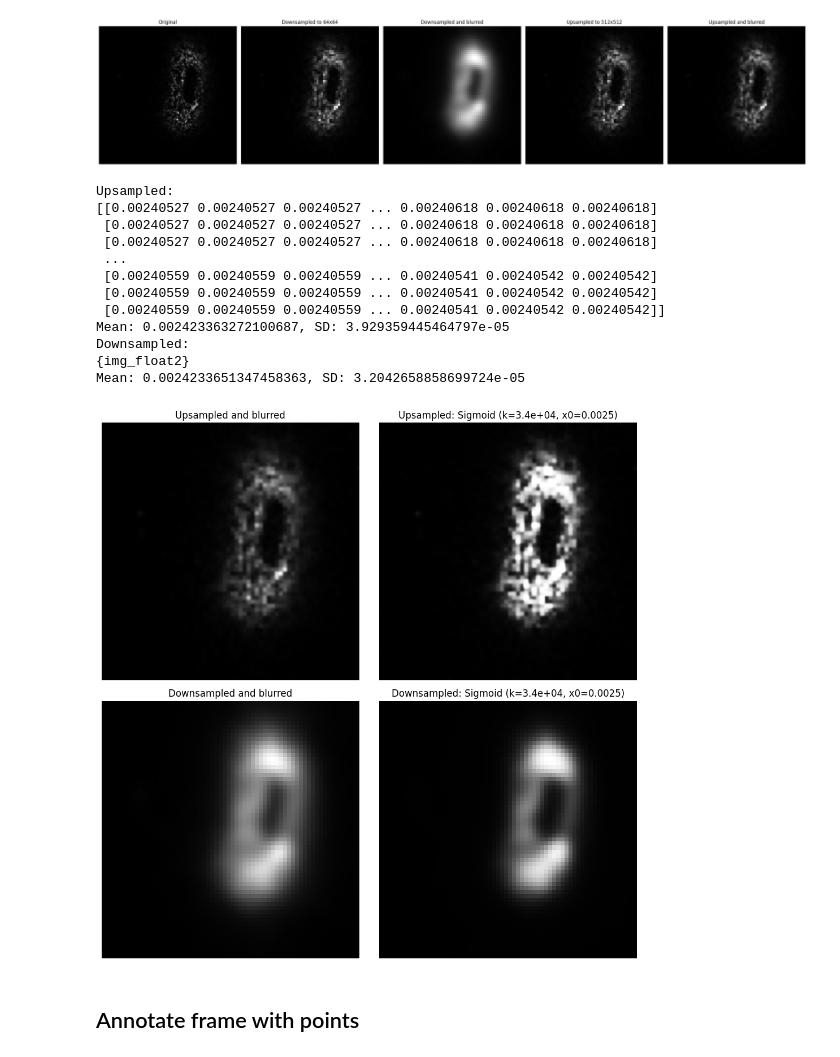
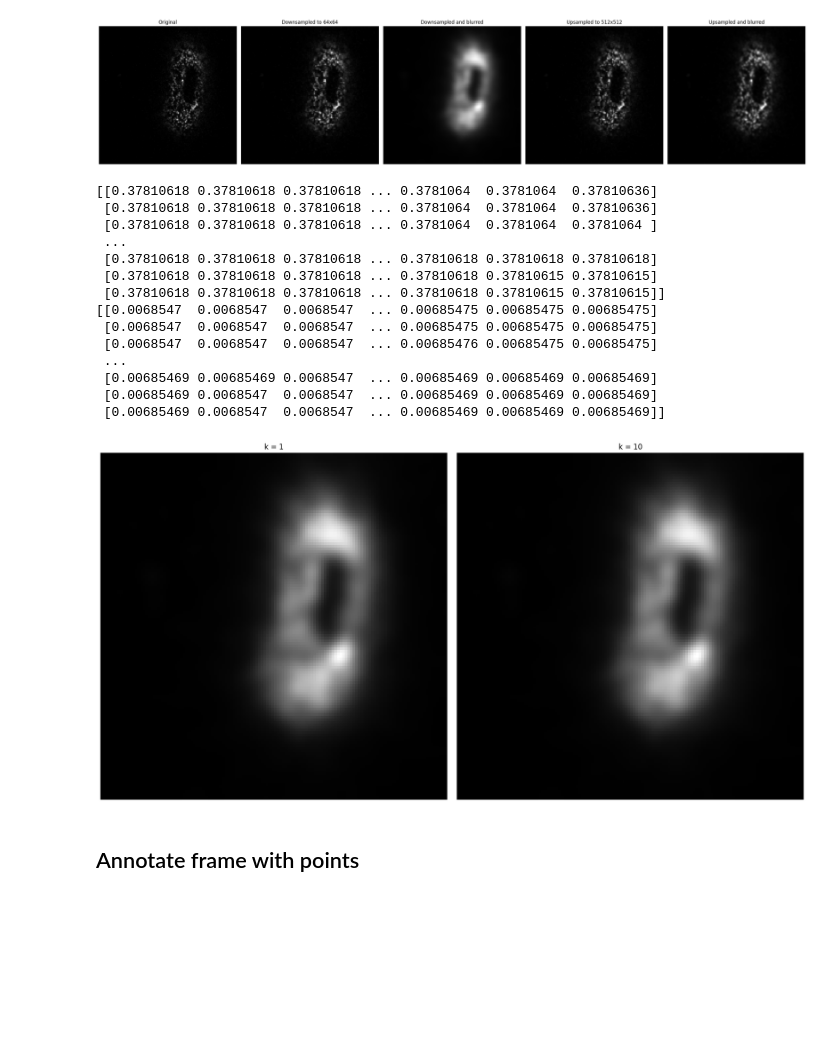
Before and after one commit to signynas/diet4CoLA, a Jupyter notebook: perpendicular/perpendicular_velocities.ipynb, the cells around one changed output. Saved outputs shown, nothing was run; the diff lists cells and outputs as text; code cells hidden in the pictures; blank space fills up the shorter version.

Commit message:
Sigmoid function

```diff
--- a/perpendicular/perpendicular_velocities.ipynb
+++ b/perpendicular/perpendicular_velocities.ipynb
@@ -338,9 +338,9 @@ img = rgb_stack[4, :, :, 0] # first col is frame
 
 interpolation_method = cv2.INTER_AREA # cv2.INTER_CUBIC, cv2.INTER_LINEAR, cv2.INTER_NEAREST
 
-downsampled = cv2.resize(img, (64, 64), interpolation=interpolation_method)
+downsampled = cv2.resize(img, (132, 132), interpolation=interpolation_method)
 upsampled = cv2.resize(downsampled, (512, 512), interpolation=interpolation_method)
-downsampled_blurred = cv2.GaussianBlur(downsampled, (31,31), 2)
+downsampled_blurred = cv2.GaussianBlur(downsampled, (31,31), 3)
 upsampled_blurred = cv2.GaussianBlur(upsampled, (31,31), 2)
 
 plt.figure(figsize=(25,6))
@@ -355,72 +355,41 @@ plt.show()
 [figure]
 # %%
 ### --- Sigmoid contrast adjustment --- ###
-
-## Upsampled
-img_ub = upsampled_blurred
-
-# Convert to float and normalize (0–1)
-img_float = img_ub.astype(np.float32) / 255.0
-print(f"Upsampled:\n{img_float}")
-mean, sd = np.mean(img_float), np.std(img_float)
-print(f"Mean: {mean}, SD: {sd}")
-
-# Sigmoid parameters (centered near mean, tuned for narrow SD)
-x0 = mean + 1.5 * sd   # shift midpoint right → darker output
-k = 3.4e4   # steepness (adjust as needed)
-
-# Apply sigmoid with clipping for stability
-arg = np.clip(k * (img_float - x0), -60, 60)
-sigmoid = 1 / (1 + np.exp(-arg))
-
-# Convert back to 8-bit
-sigmoid_img = np.uint8(sigmoid * 255)
-
 
 ## Downsampled
 img_db = downsampled_blurred
 
 # Convert to float and normalize (0–1)
-img_float2 = img_db.astype(np.float32) / 255.0
-print("Downsampled:\n{img_float2}")
-mean2, sd2 = np.mean(img_float2), np.std(img_float2)
-print(f"Mean: {mean2}, SD: {sd2}")
+img_float = img_db.astype(np.float32) / 255.0
 
-# Sigmoid parameters (centered near mean, tuned for narrow SD)
-x02 = mean2 + 2.5 * sd2   # shift midpoint right → darker output
-k2 = 3.4e4   # steepness (adjust as needed)
+plt.figure(figsize=(25,25))
+k = [1, 10]
 
-# Apply sigmoid with clipping for stability
-arg2 = np.clip(k2 * (img_float2 - x02), -60, 60)
-sigmoid2 = 1 / (1 + np.exp(-arg2))
+count = 1
+for i in k:
+    sigm_img = 1.0 / (1.0 + np.exp(-i * (img_float - 0.5)))
 
-# Convert back to 8-bit
-sigmoid_img2 = np.uint8(sigmoid2 * 255)
+    plt.subplot(3, 3, count); plt.imshow(sigm_img, cmap='gray'); plt.title(f"k = {i}"); plt.axis('off')
+    count += 1
 
-
-
-# Display comparison
-plt.figure(figsize=(10,10))
-plt.subplot(2,2,1); plt.imshow(img_float, cmap='gray'); plt.title('Upsampled and blurred'); plt.axis('off')
-plt.subplot(2,2,2); plt.imshow(sigmoid_img, cmap='gray'); plt.title(f'Upsampled: Sigmoid (k={k:.1e}, x0={x0:.4f})'); plt.axis('off')
-plt.subplot(2,2,3); plt.imshow(img_float2, cmap='gray'); plt.title('Downsampled and blurred'); plt.axis('off')
-plt.subplot(2,2,4); plt.imshow(sigmoid_img2, cmap='gray'); plt.title(f'Downsampled: Sigmoid (k={k2:.1e}, x0={x02:.4f})'); plt.axis('off')
 plt.tight_layout()
 plt.show()
 # %% [output]
-Upsampled:
-[[0.00240527 0.00240527 0.00240527 ... 0.00240618 0.00240618 0.00240618]
- [0.00240527 0.00240527 0.00240527 ... 0.00240618 0.00240618 0.00240618]
- [0.00240527 0.00240527 0.00240527 ... 0.00240618 0.00240618 0.00240618]
+[[0.37810618 0.37810618 0.37810618 ... 0.3781064  0.3781064  0.37810636]
+ [0.37810618 0.37810618 0.37810618 ... 0.3781064  0.3781064  0.37810636]
+ [0.37810618 0.37810618 0.37810618 ... 0.3781064  0.3781064  0.3781064 ]
  ...
- [0.00240559 0.00240559 0.00240559 ... 0.00240541 0.00240542 0.00240542]
- [0.00240559 0.00240559 0.00240559 ... 0.00240541 0.00240542 0.00240542]
- [0.00240559 0.00240559 0.00240559 ... 0.00240541 0.00240542 0.00240542]]
-Mean: 0.002423363272100687, SD: 3.929359445464797e-05
-Downsampled:
-{img_float2}
-Mean: 0.0024233651347458363, SD: 3.2042658858699724e-05
+ [0.37810618 0.37810618 0.37810618 ... 0.37810618 0.37810618 0.37810618]
+ [0.37810618 0.37810618 0.37810618 ... 0.37810618 0.37810615 0.37810615]
+ [0.37810618 0.37810618 0.37810618 ... 0.37810618 0.37810615 0.37810615]]
+[[0.0068547  0.0068547  0.0068547  ... 0.00685475 0.00685475 0.00685475]
+ [0.0068547  0.0068547  0.0068547  ... 0.00685475 0.00685475 0.00685475]
+ [0.0068547  0.0068547  0.0068547  ... 0.00685476 0.00685475 0.00685475]
+ ...
+ [0.00685469 0.00685469 0.0068547  ... 0.00685469 0.00685469 0.00685469]
+ [0.00685469 0.0068547  0.0068547  ... 0.00685469 0.00685469 0.00685469]
+ [0.00685469 0.0068547  0.0068547  ... 0.00685469 0.00685469 0.00685469]]
-[figure, old version]
+[figure, new version]
 # %% [markdown]
 ## Annotate frame with points
 # %%
```
